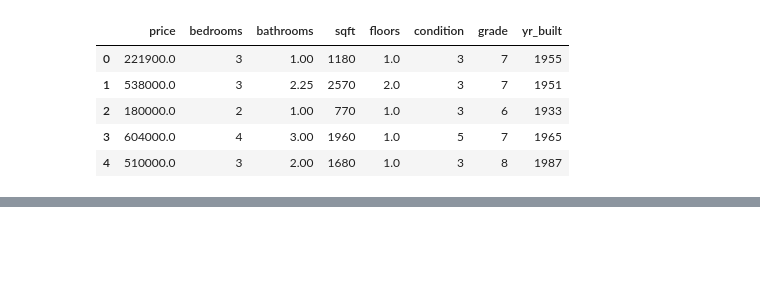
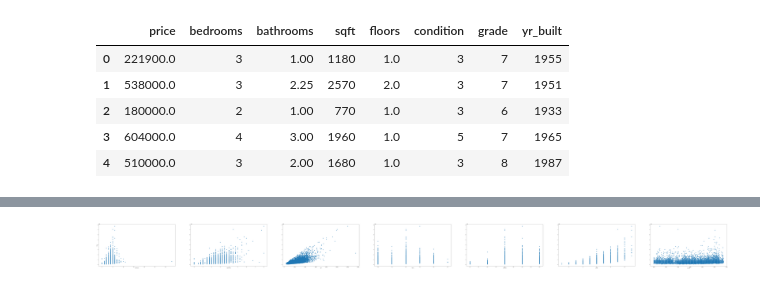
Before and after one commit to sorayapnblm/HousePricePredictionLinearRegression, a Jupyter notebook: notebook.ipynb, the cells around one changed output, grey strips where cells are left out. Drawn from its saved outputs; the diff is of its cells as text; code cells hidden in the pictures; blank space fills up the shorter version.

Commit message:
Add the presentation text Add a "Visualize the data" part

```diff
--- a/notebook.ipynb
+++ b/notebook.ipynb
@@ -27,3 +29,4 @@ import math
 # %%
-df = pd.read_csv('dataset-houseprice2.csv')
+# Load data
+data = pd.read_csv('dataset-houseprice2.csv')
 # %%
@@ -37,0 +44,7 @@ df.head()
+# %%
+# Take the dataset and drop the "Price" variable so we can load the "inputs" data inside the variable "X_train"
+X_train = data.drop(columns=['price']).values.tolist()
+X_features = ['bedrooms', 'bathrooms', 'sqft', 'floors', 'condition', 'grade', 'yr_built']
+# Convert into a numpy array so we can work with the data
+X_train = np.array(X_train)
+print(X_train)
@@ -37,0 +59,15 @@ df.head()
+# %%
+# Load the "targets" data inside the "y_train" variable
+y_train = data['price']
+# Convert into a numpy array so we can work with the data
+y_train = np.array(y_train)
+# %%
+# Visualize the dataset by plotting each features versus the price
+fig, ax = plt.subplots(1, 7, figsize=(150, 10), sharey=False)
+for i in range(len(ax)):
+    ax[i].scatter([x[i] for x in X_train], y_train)
+    ax[i].set_xlabel(X_features[i])
+ax[0].set_ylabel("Price")
+plt.show()
+# %% [output]
+[figure, added]
```
Also changed, not shown: parts of 5 cells of this notebook.
